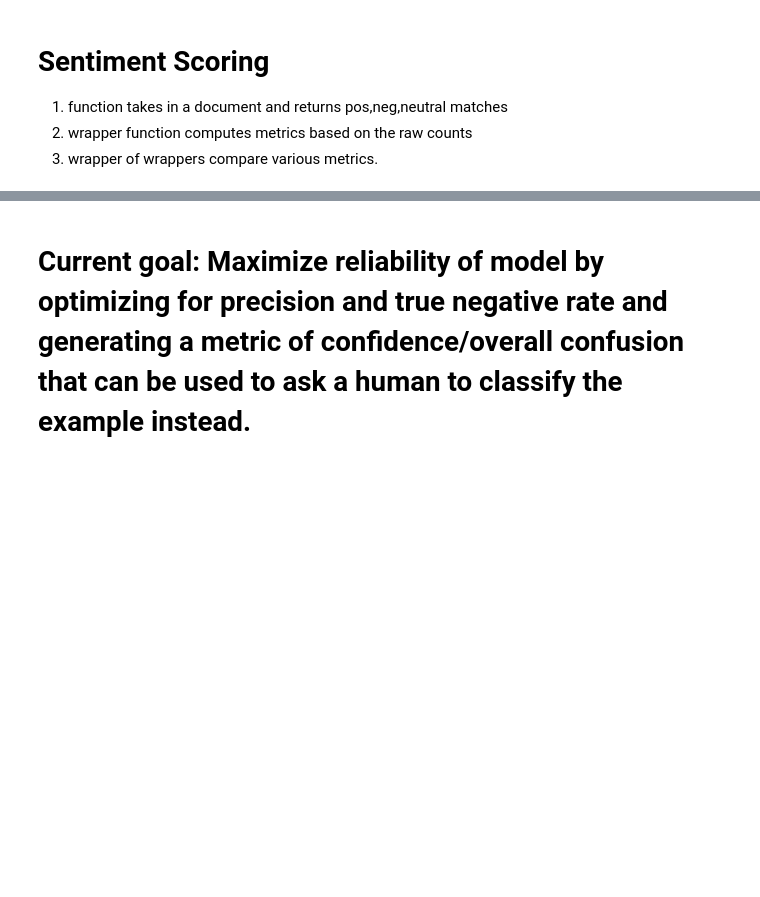
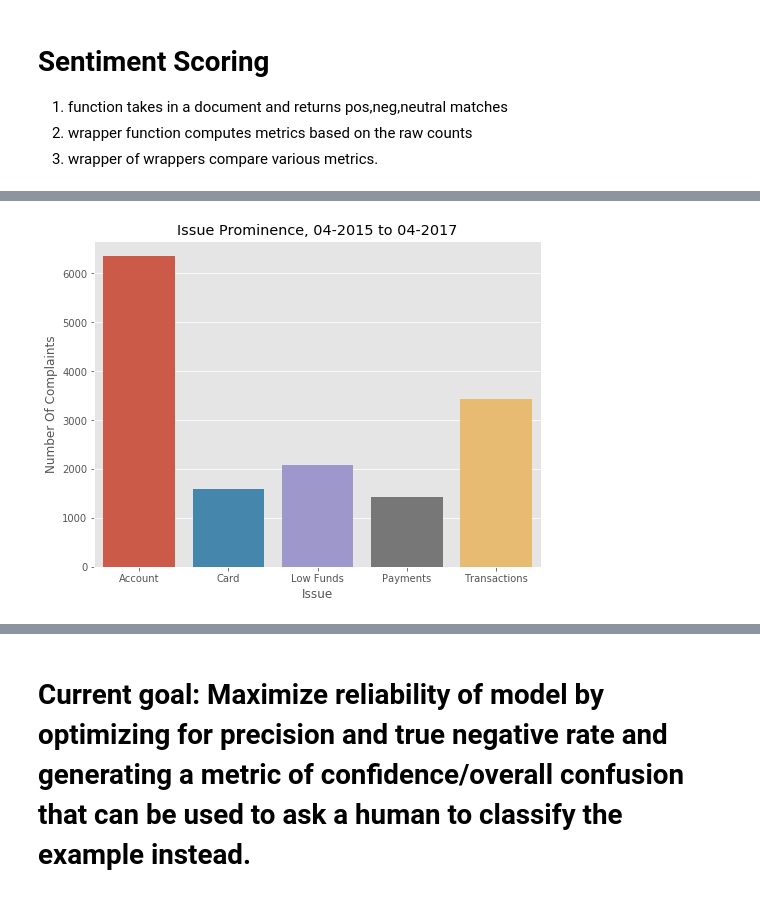
Before and after one commit to swfisher/springboard, a Jupyter notebook: complaints/workspace.ipynb, the cells around one changed output, grey strips where cells are left out. Cells and saved outputs as stored; diff of their text form; code cells hidden in the pictures; blank space fills up the shorter version.

```diff
--- a/complaints/workspace.ipynb
+++ b/complaints/workspace.ipynb
@@ -223,0 +395,10 @@ Transactions -1.72875 -0.268850  8.04375
+# %%
+issue_class = b.groupby(['issue'])['text'].count()
+plt.subplots(figsize=(8,6))
+sns.barplot(x=issue_class.index,y=issue_class.values,ci=None)
+plt.title('Issue Prominence, 04-2015 to 04-2017')
+plt.xlabel('Issue')
+plt.ylabel('Number Of Complaints')
+plt.show()
+# %% [output]
+[figure, added]
```
Also changed, not shown: parts of 18 cells of this notebook.
